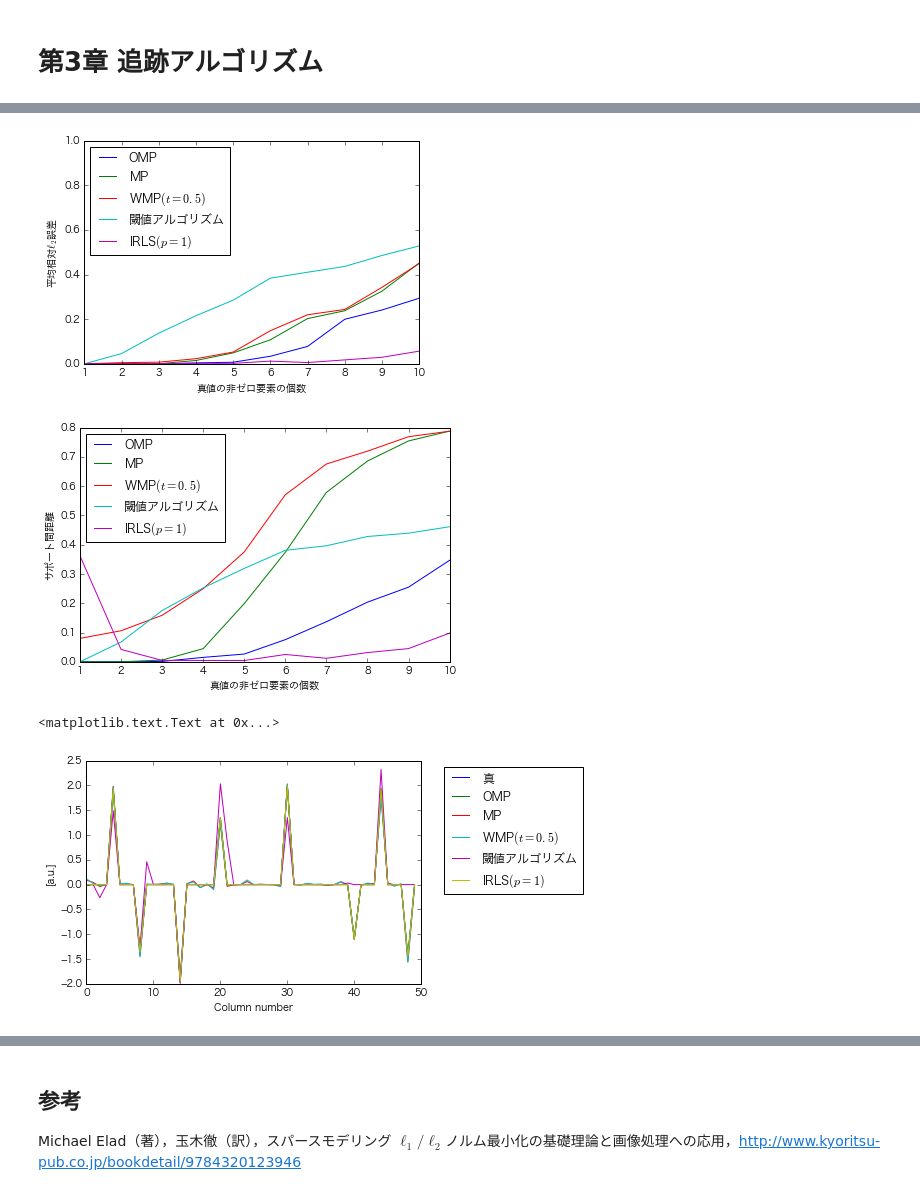
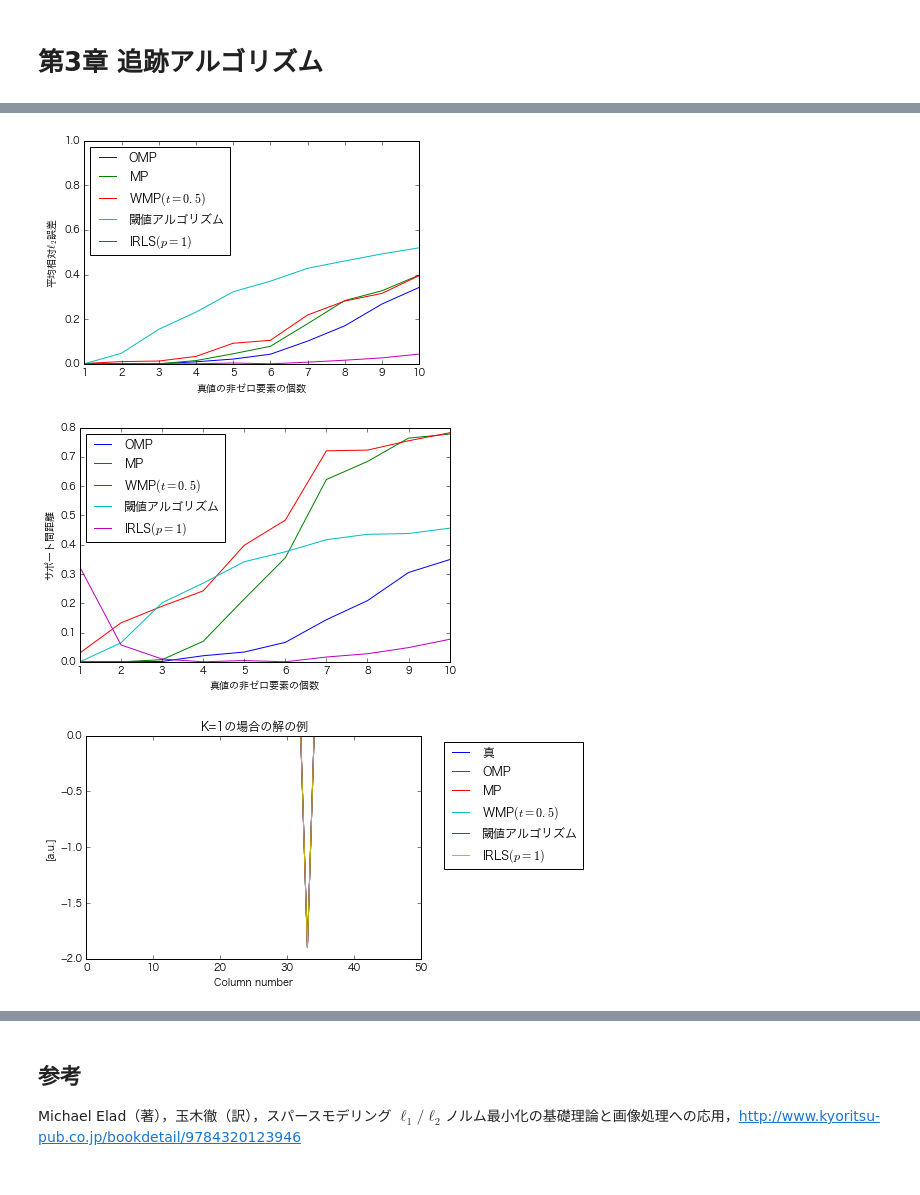
Before and after one commit to kibo35/sparse-modeling, a Jupyter notebook: ch03.ipynb, the cells around one changed output, grey strips where cells are left out. Drawn from its saved outputs; the diff is of its cells as text; code cells hidden in the pictures.

```diff
--- a/ch03.ipynb
+++ b/ch03.ipynb
@@ -174,7 +174,7 @@ class Greedy(object):
 # %%
 # 凸緩和アルゴリズム
 class ConvexRelaxation(object):
-    def __init__(self, A, b, eps=1e-20, iter=5000):
+    def __init__(self, A, b, eps=1e-20, iter=1000):
         """
         A m×n行列
         b n要素の観測
@@ -244,7 +244,7 @@ for k in xrange(1, n_base + 1):
         for i, S2 in enumerate([S_OMP, S_MP, S_WMP, S_T, S_IRLS]):
             mean_dist_S[k - 1, i] += dist_S(ne.S, S2)
 
-    results.append([x_OMP, x_MP, x_WMP, x_T, x_IRLS])
+    results.append([ne.x, x_OMP, x_MP, x_WMP, x_T, x_IRLS])
     mean_l2_err[k - 1] /= n_iter
     mean_dist_S[k - 1] /= n_iter
     print k, mean_l2_err[k - 1]
@@ -261,7 +277,7 @@ plt.xticks(range(10), range(1, 11))
 plt.ylim(0, 1)
 plt.savefig('l2_err.png', dpi=220)
 # %% [output]
-[figure, old version]
+[figure, new version]
 # %%
 plt.plot(mean_dist_S[:, 0], label='OMP')
 plt.plot(mean_dist_S[:, 1], label='MP')
@@ -275,17 +291,19 @@ plt.xticks(range(10), range(1, 11))
 plt.tight_layout()
 plt.savefig('dist_S.png', dpi=220)
 # %% [output]
-[figure, old version]
+[figure, new version]
 # %%
-plt.plot(ne.x, label=u'真')
-plt.plot(x_OMP, label='OMP')
-plt.plot(x_MP, label='MP')
-plt.plot(x_WMP, label='WMP$(t=0.5)$')
-plt.plot(x_T, label=u'閾値アルゴリズム')
-plt.plot(x_IRLS, label=u'IRLS$(p=1)$')
-plt.legend(bbox_to_anchor=(1.05, 1), loc='upper left')
+k=1
+plt.plot(results[k - 1][0], label=u'真')
+plt.plot(results[k - 1][1], label='OMP')
+plt.plot(results[k - 1][2], label='MP')
+plt.plot(results[k - 1][3], label='WMP$(t=0.5)$')
+plt.plot(results[k - 1][4], label=u'閾値アルゴリズム')
+plt.plot(results[k - 1][5], label=u'IRLS$(p=1)$')
+lgd = plt.legend(bbox_to_anchor=(1.05, 1), loc='upper left')
 plt.xlabel('Column number')
 plt.ylabel('[a.u.]')
+plt.title(u'K={}の場合の解の例'.format(k))
+plt.savefig('X_{}.png'.format(k), dpi=220, bbox_extra_artists=(lgd,), bbox_inches='tight')
 # %% [output]
-<matplotlib.text.Text at 0x...>
-[figure, old version]
+[figure, new version]
```
Also changed, not shown: parts of 3 cells of this notebook, 6 other files.
